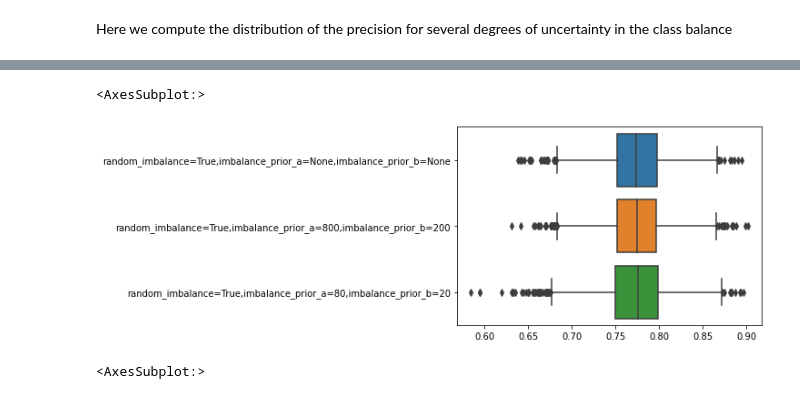
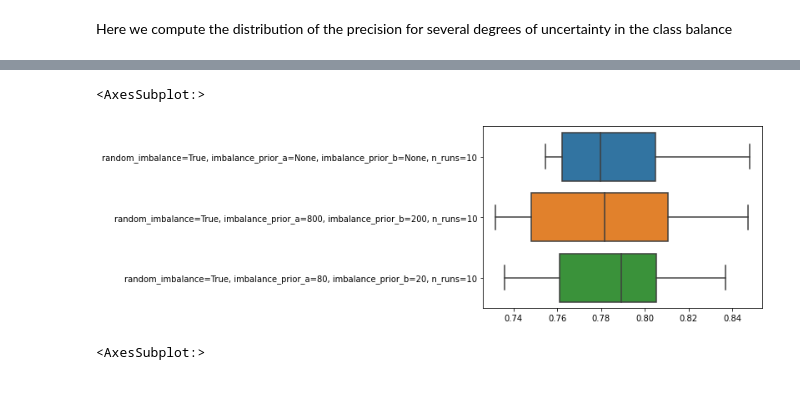
Before and after one commit to RUrlus/ModelMetricUncertaintyResearch, a Jupyter notebook: notebooks/Coen experiments/CM experiments.ipynb, the cells around one changed output, grey strips where cells are left out. Drawn from its saved outputs; the diff is of its cells as text; code cells hidden in the pictures.

```diff
--- a/notebooks/Coen experiments/CM experiments.ipynb
+++ b/notebooks/Coen experiments/CM experiments.ipynb
@@ -53,3 +64,8 @@ Several components are added to resemble noise present in a practical setting.
 <b>flip_y</b>: fraction of observations that is susceptible to being flipped. If an observation is susceptible it takes any of the labels with equal probability
 
 <b>fix_init</b>: fixes the seed for the learning algorithm
+# %%
+%%timeit
+slow_list = []
+for i in range(1000000):
+    slow_list.append(np.random.uniform())
@@ -55,0 +74,5 @@ Several components are added to resemble noise present in a practical setting.
+# %%
+%%timeit
+arr = np.empty((n, 4))
+for i in range(1000000):
+    arr[i, :] = np.random.uniform()
@@ -157,0 +270,21 @@ def cms_to_recall(cms):
+# %%
+params = {
+    'train_size': [int(1e6), 5000, 500],
+    'test_size': [int(1e6), 1000, 100],
+    # 'n_runs': 10
+}
+
+combis = list(zip(*params.values()))
+constants = []
+for k,v in zip(params.keys(),params.values()):
+    if isinstance(v,int):
+        constants.append(k)
+
+constants = ['n_runs','n_jobs']
+constant_values = [10,5]
+
+for combi in combis:
+    input_dict = dict(zip(params, combi))
+
+    input_dict.update(dict(zip(constants, constant_values)))
+    print(input_dict)
@@ -299,0 +372,11 @@ def run_params(params, exp_nr, noise_name, comb_type='pairings', save=True, **kw
+# %%
+params = {
+    'random_imbalance': [True],
+    'n_runs': [10],
+    'imbalance_prior_a': [None, 800, 80]*4,
+    'imbalance_prior_b': [None, 200, 20]*4,
+    'class_d' : [2]*6 + [1.5]*6,
+    'train_size' : [5000]*6 + [500]*6,
+    'test_size' : [1000]*6 + [100]*6
+}
+results_rbal = run_params(params, 0, 'imbalance', comb_type='zip', save=False, verbose=True)
@@ -300,9 +396,9 @@ def run_params(params, exp_nr, noise_name, comb_type='pairings', save=True, **kw
 # %%
-df = pd.DataFrame({k: cms_to_precision(v) for k, v in results_bal.items()})
+df = pd.DataFrame({k: cms_to_precision(v) for k, v in results_rbal.items()})
 sns.boxplot(data=df,orient='h')
 # %% [output]
 <AxesSubplot:>
-[figure, old version]
+[figure, new version]
 # %%
 sns.boxplot(data=df, orient='h')
 # %% [output]
```
Also changed, not shown: parts of 16 cells of this notebook.
